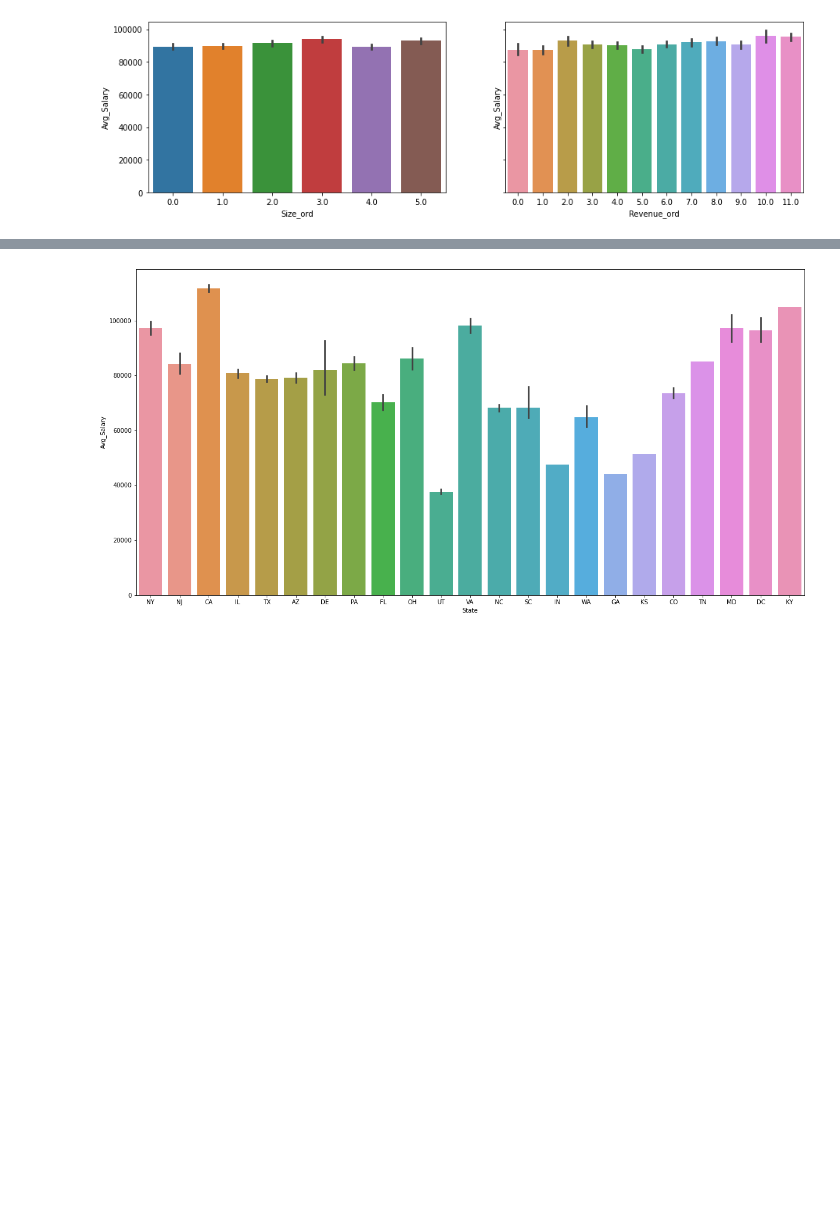
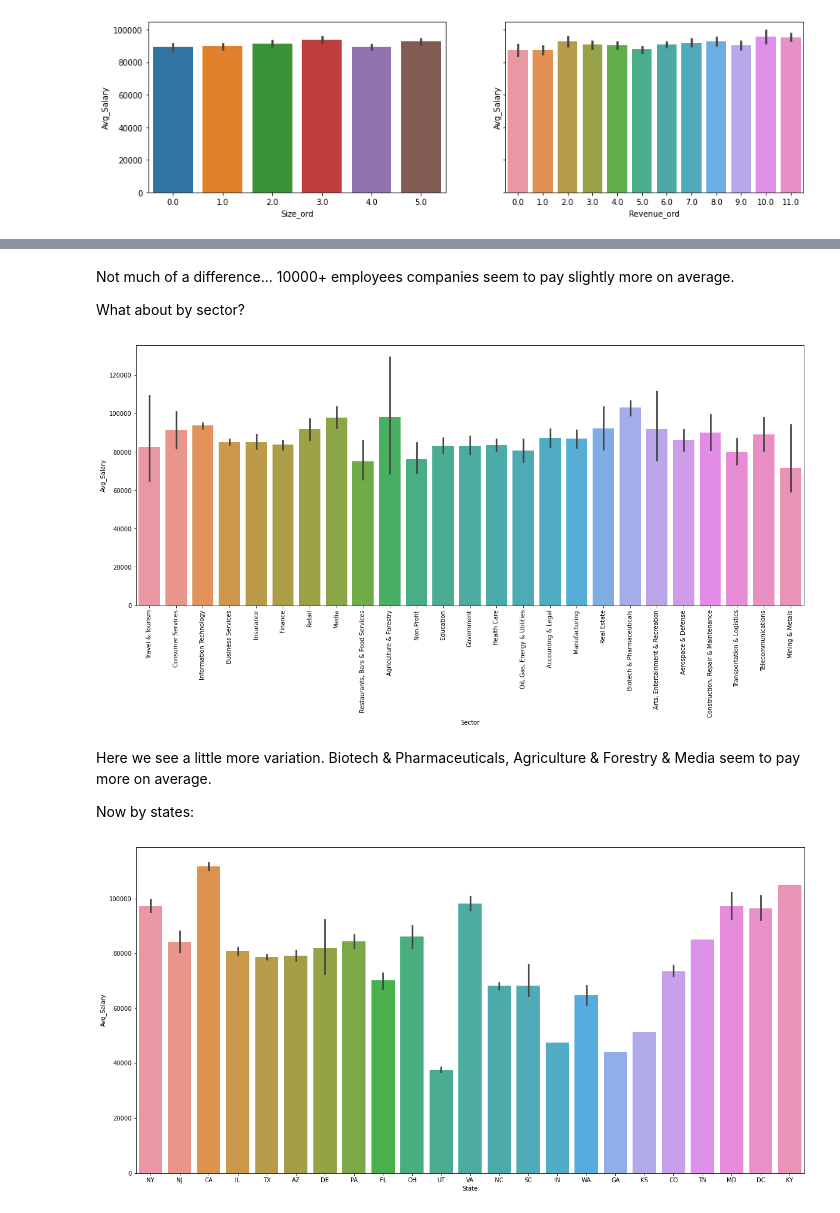
Before and after one commit to ronaldpacheco/Capstone_2_Data-Science-Salary-Prediction, a Jupyter notebook: EDA.ipynb, the cells around one changed output, grey strips where cells are left out. Drawn from its saved outputs; the diff is of its cells as text; code cells hidden in the pictures; blank space fills up the shorter version.

```diff
--- a/EDA.ipynb
+++ b/EDA.ipynb
@@ -148,3 +206,18 @@ Let's look at states:
+# %% [markdown]
+Not much of a difference... 10000+ employees companies seem to pay slightly more on average.
+
+What about by sector?
+# %%
+plt.figure(figsize=(20,8))
+sns.barplot(data=data,  y='Avg_Salary', x='Sector');
+plt.xticks(rotation=90)
+plt.show()
+# %% [output]
+[figure, added]
+# %% [markdown]
+Here we see a little more variation. Biotech & Pharmaceuticals, Agriculture & Forestry & Media seem to pay more on average.
+
+Now by states:
 # %%
 plt.subplots(figsize=(20,10))
 sns.barplot(data=original, x='State', y='Avg_Salary')
```
Also changed, not shown: parts of 27 cells of this notebook.
